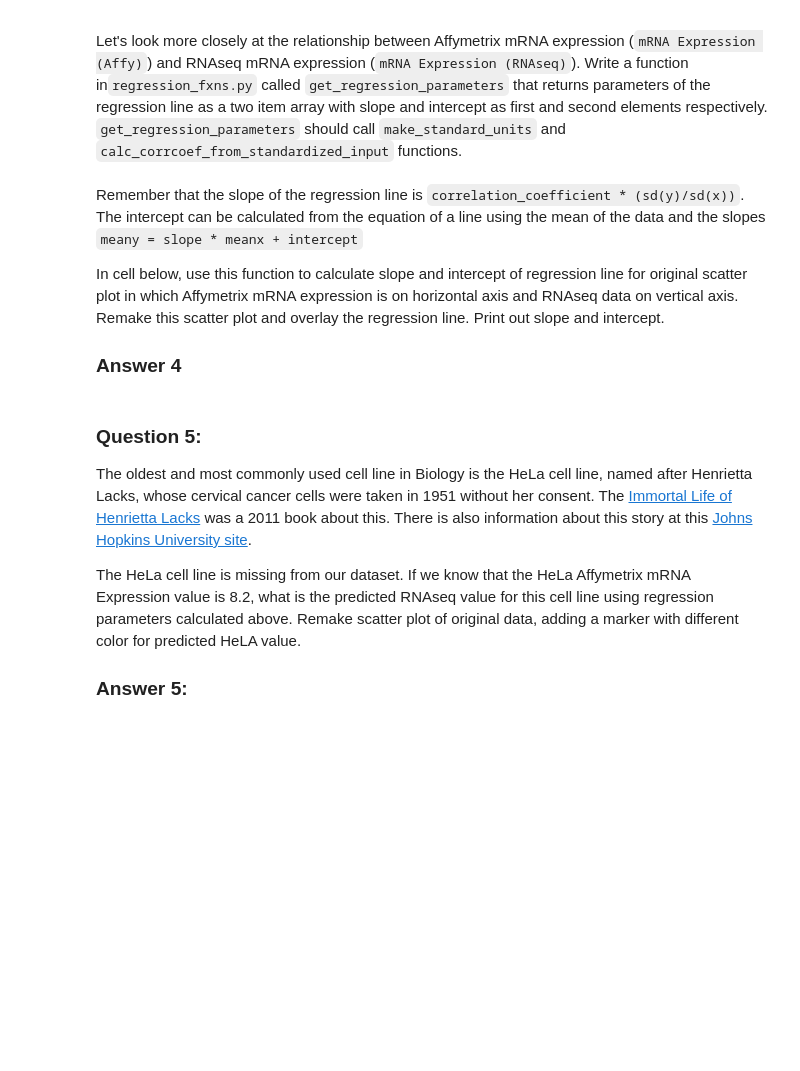
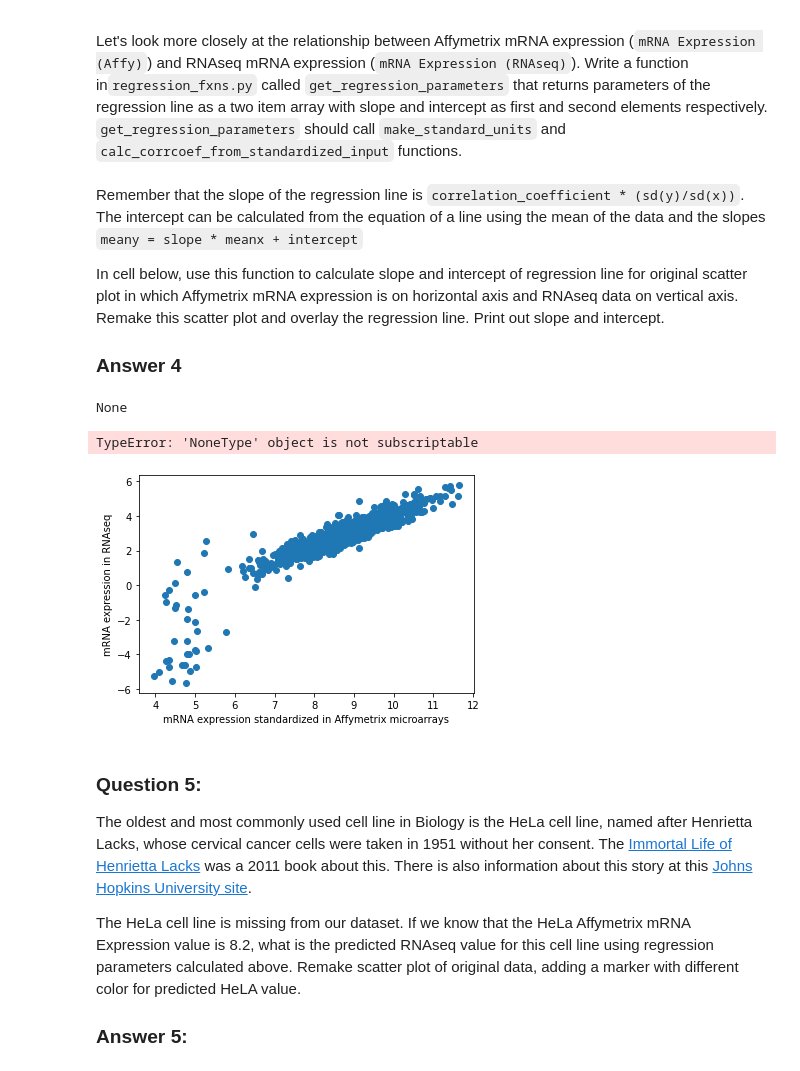
Before and after one commit to skylerhar1/Hw8-Skyler-riely-michael, a Jupyter notebook: hw08_white.ipynb, the cells around one changed output. Drawn from its saved outputs; the diff is of its cells as text; code cells hidden in the pictures; blank space fills up the shorter version.

```diff
--- a/hw08_white.ipynb
+++ b/hw08_white.ipynb
@@ -151,3 +149,20 @@ Print out slope and intercept.
+# %%
+# Answer 4
+
+line = np.zeros(2)
+line = regression_fxns.get_regression_parameters(df['mRNA Expression (Affy)'],df['mRNA Expression (RNAseq)'])
+print(line)
+plt.scatter(df['mRNA Expression (Affy)'],df['mRNA Expression (RNAseq)'])
+plt.ylabel('mRNA expression in RNAseq')
+plt.xlabel('mRNA expression standardized in Affymetrix microarrays')
+
+xpts = df['mRNA Expression (Affy)']
+ypts = (df['mRNA Expression (Affy)'])*(line[0]+line[1])
+plt.plot(xpts,ypts, color = 'g')
+# %% [output]
+None
+TypeError: 'NoneType' object is not subscriptable
+[figure, added]
 # %% [markdown]
 ### Question 5:
 
```
Also changed, not shown: parts of 3 cells of this notebook.
